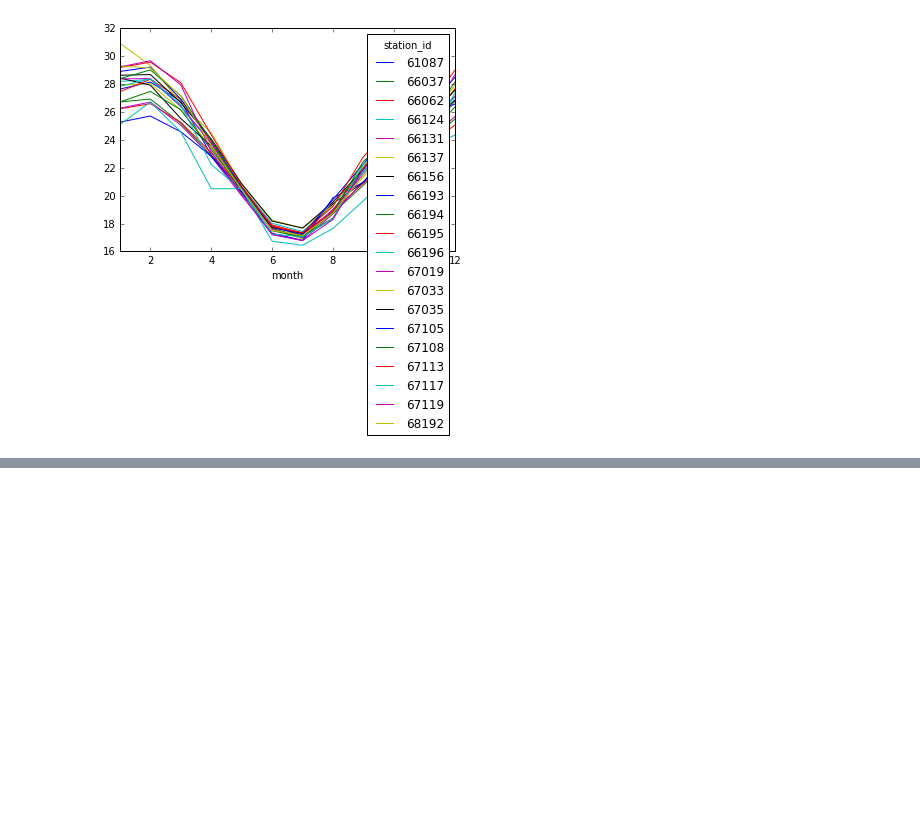
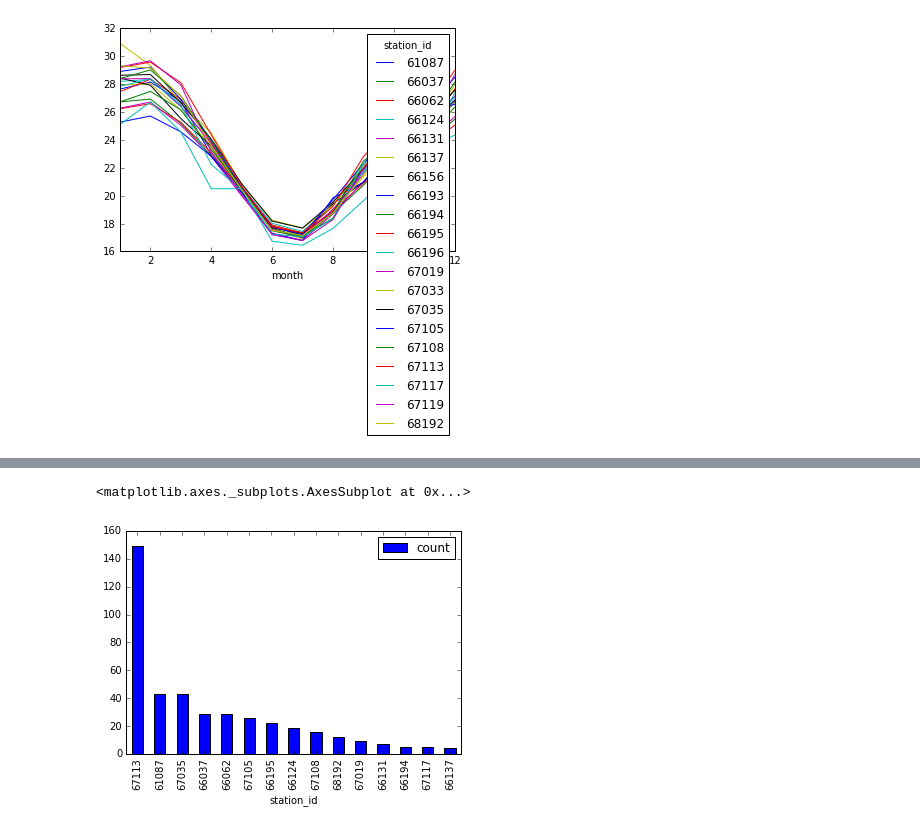
Before and after one commit to piotrszul/spark-tutorial, a Jupyter notebook: notebooks/2.3_StructuredData-Analyzing.ipynb, the cells around one changed output, grey strips where cells are left out. Drawn from its saved outputs; the diff is of its cells as text; code cells hidden in the pictures; blank space fills up the shorter version.

Commit message:
Finished windowing function

```diff
--- a/notebooks/2.3_StructuredData-Analyzing.ipynb
+++ b/notebooks/2.3_StructuredData-Analyzing.ipynb
@@ -155,0 +209,3 @@ df.groupby('Year')
+# %%
+from pyspark.sql import Window
+bomWithDateDF = bomDF.withColumn('date', to_date(format_string("%04d-%02d-%02d", col('year'), col('month'), col('day'))))
@@ -155,0 +214,7 @@ df.groupby('Year')
+# %%
+bomRankDF = bomWithDateDF.dropna().select(col('date'), col('station_id'), col('max_temp'),  rank() \
+            .over(Window.partitionBy(col('date')).orderBy(desc('max_temp')) \
+                     .rowsBetween(Window.unboundedPreceding, Window.currentRow)).alias('rank')) \
+    .where(col('year')==2000).sort('date', 'rank', 'station_id')
+
+display(bomRankDF.limit(10))
@@ -155,0 +233,3 @@ df.groupby('Year')
+# %%
+hotestStationDF = bomRankDF.where(col('rank') == 1).groupBy('station_id').count().sort(desc('count'))
+display(hotestStationDF)
@@ -155,0 +253,5 @@ df.groupby('Year')
+# %%
+hotestStationDF.toPandas().set_index('station_id').plot(kind='bar')
+# %% [output]
+<matplotlib.axes._subplots.AxesSubplot at 0x...>
+[figure, added]
```
Also changed, not shown: parts of 16 cells of this notebook, 2 other files.
